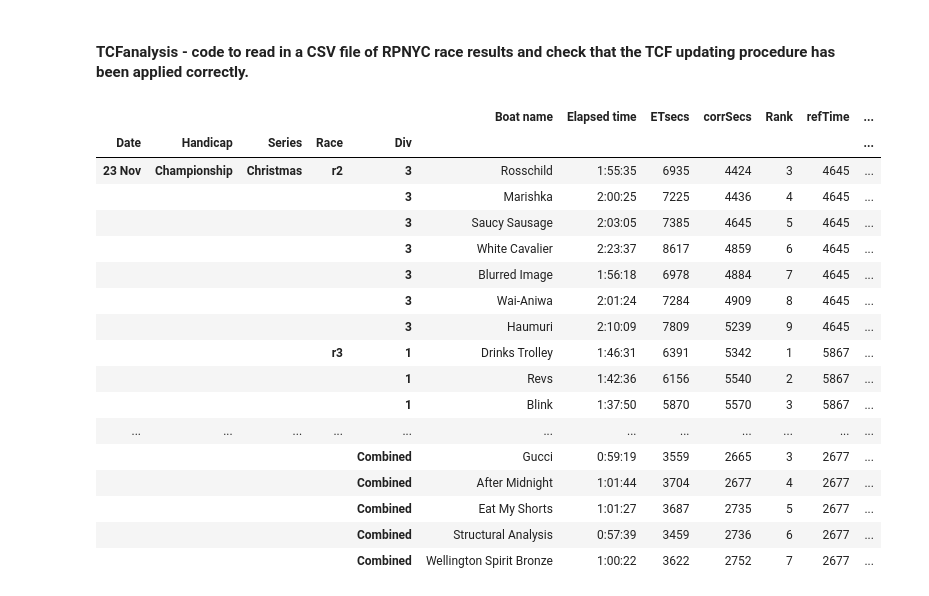
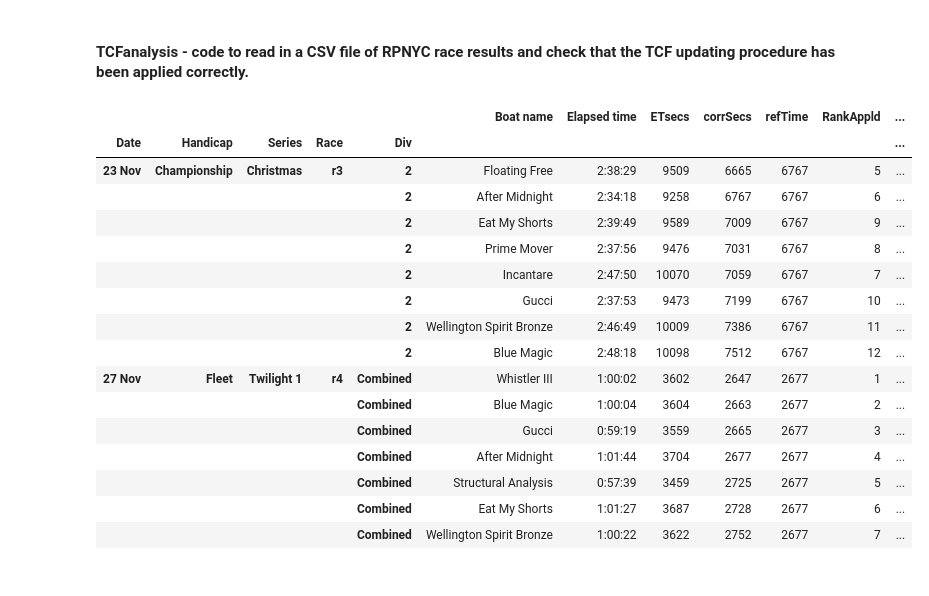
Before and after one commit to drphilbishop/RPNYC_race_analysis, a Jupyter notebook: TCFanalysis.ipynb, the cells around one changed output. Drawn from its saved outputs; the diff is of its cells as text; code cells hidden in the pictures.

```diff
--- a/TCFanalysis.ipynb
+++ b/TCFanalysis.ipynb
@@ -32,7 +31,9 @@ upClamp = .03
 df = pd.read_csv(datapath+filename,sep=',',parse_dates=True,dayfirst=True)
 
 # Convert date format from dd/mm/yyyy to yyyy-mm-dd
-df['Date'] = df['Date'].map(lambda x: dt.date(day=int(x.split('/')[0]),month=int(x.split('/')[1]),year=int(x.split('/')[2])))
+df['Date'] = df['Date'].map(lambda x: dt.date(day=int(x.split('/')[0]), \
+                                         month=int(x.split('/')[1]), \
+                                         year=int(x.split('/')[2])))
 
 # Initialise dicts keyed by a boatname-handicap tuple
 newTCFvalue = {}                # dict for storing newTCF
@@ -48,14 +49,14 @@ for index,row in df.T.iteritems():
     newTCFvalue[key] = []
     TCFclampHistoryAndSeeds[key] = []
 
-# Index the dataframe by date, handicap, series, race and div, and sort
+# Index the dataframe by date, handicap, series, race and div, and sort it
 df = df.set_index(['Date','Handicap','Series','Race','Div']).sort()
 
 # Make a new dataframe for appending new TCF results to
 dfTCF = pd.DataFrame()
 
-# Iterate through the raw/original dataframe on each unique race, indexed on date-handicap-series-race-div
-# At each iterate, collect results into 'race'
+# Iterate through the raw/original dataframe on each unique race, indexed on date-handicap-
+# series-race-div. At each iterate, collect results into a dataframe called 'race'.
 for index, race in df.groupby(level=(0,1,2,3,4)):
 
     key = index[1]
@@ -66,8 +67,9 @@ for index, race in df.groupby(level=(0,1,2,3,4)):
     # Compute corrected time, corrSecs, using TCFactual
     race['corrSecs'] = race.apply(corrSecs,axis=1)
 
-    # Compute rank based on corrected time
+    # Compute rank based on corrected time and compare with rank applied on the day
     race['Rank'] = race['corrSecs'].rank(ascending=True)
+    race['rankDiff'] = race.apply(rankDiff,axis=1)
 
     # Figure out the reference boat and reference time
     race['refTime'] = race.groupby(level=(0,1,2,3,4)).apply(ref_boat)
@@ -80,13 +82,13 @@ for index, race in df.groupby(level=(0,1,2,3,4)):
     race['pctMvmt'] = race.apply(pctMvmt,axis=1)
     race['TCFclmp'] = race.apply(lambda x: TCFclmp(x,loClamp=loClamp,upClamp=upClamp),axis=1)
 
-    # If history of clamped TCFs is empty (coz boat has done no races), add see seed values; O/wise add TCFclmp
+    # If history of clamped TCFs is empty (coz boat has done no races), add seed values; Otherwise add TCFclmp
     race.apply(updateTCFclampAndSeed,axis=1,race=race,indexKey=key,TCFclampHistoryAndSeeds=TCFclampHistoryAndSeeds)
 
     # Compute newTCF
     race['newTCF'] = race.apply(newTCF,axis=1,race=race,indexKey=key,TCFclampHistoryAndSeeds=TCFclampHistoryAndSeeds,newTCFvalue=newTCFvalue)
 
-    # Compute the difference between newTCF and TCFapplied
+    # Compute the difference between TCFapplied and TCFactual
     race['TCFdiff'] = race.apply(TCFdiff,axis=1)
 
     # Sort race by rank (ascending)
@@ -96,8 +98,8 @@ for index, race in df.groupby(level=(0,1,2,3,4)):
     dfTCF = dfTCF.append(race.reset_index())
 
 # Set column order for dfTCF
-cols=['Boat name','Elapsed time','ETsecs','corrSecs','Rank','refTime','PHRF','IRC','TCFapplied','TCFactual',\
-      'TCFst','pctMvmt','TCFclmp','newTCF','TCFdiff']
+cols=['Boat name','Elapsed time','ETsecs','corrSecs','refTime','RankAppld','Rank','rankDiff','PHRF','IRC', \
+      'TCFapplied','TCFactual','TCFdiff','TCFst','pctMvmt','TCFclmp','newTCF']
 
 # Reindex dfTCF, sorting by index
 dfTCF = dfTCF.set_index(['Date','Handicap','Series','Race','Div']).reindex(columns=cols).sort().reset_index()
@@ -107,26 +109,25 @@ dfTCF.reset_index(inplace=True)
 dfTCF['Date'] = dfTCF['Date'].map(lambda x: str(x.day) + ' ' + dt.datetime.strftime(x,'%b'))
 dfTCF = dfTCF.set_index(['Date','Handicap','Series','Race','Div']).reindex(columns=cols)
 # %%
-dfTCF.tail(35)
+dfTCF.tail(15)
 # %% [output]
-|  |  |  |  |  | Boat name | Elapsed time | ETsecs | corrSecs | Rank | refTime | ... |
+|  |  |  |  |  | Boat name | Elapsed time | ETsecs | corrSecs | refTime | RankAppld | ... |
 | Date | Handicap | Series | Race | Div |  |  |  |  |  |  | ... |
-| 23 Nov | Championship | Christmas | r2 | 3 | Rosschild | 1:55:35 | 6935 | 4424 | 3 | 4645 | ... |
-|  |  |  |  | 3 | Marishka | 2:00:25 | 7225 | 4436 | 4 | 4645 | ... |
-|  |  |  |  | 3 | Saucy Sausage | 2:03:05 | 7385 | 4645 | 5 | 4645 | ... |
-|  |  |  |  | 3 | White Cavalier | 2:23:37 | 8617 | 4859 | 6 | 4645 | ... |
-|  |  |  |  | 3 | Blurred Image | 1:56:18 | 6978 | 4884 | 7 | 4645 | ... |
-|  |  |  |  | 3 | Wai-Aniwa | 2:01:24 | 7284 | 4909 | 8 | 4645 | ... |
-|  |  |  |  | 3 | Haumuri | 2:10:09 | 7809 | 5239 | 9 | 4645 | ... |
-|  |  |  | r3 | 1 | Drinks Trolley | 1:46:31 | 6391 | 5342 | 1 | 5867 | ... |
-|  |  |  |  | 1 | Revs | 1:42:36 | 6156 | 5540 | 2 | 5867 | ... |
-|  |  |  |  | 1 | Blink | 1:37:50 | 5870 | 5570 | 3 | 5867 | ... |
-| ... | ... | ... | ... | ... | ... | ... | ... | ... | ... | ... | ... |
-|  |  |  |  | Combined | Gucci | 0:59:19 | 3559 | 2665 | 3 | 2677 | ... |
-|  |  |  |  | Combined | After Midnight | 1:01:44 | 3704 | 2677 | 4 | 2677 | ... |
-|  |  |  |  | Combined | Eat My Shorts | 1:01:27 | 3687 | 2735 | 5 | 2677 | ... |
-|  |  |  |  | Combined | Structural Analysis | 0:57:39 | 3459 | 2736 | 6 | 2677 | ... |
-|  |  |  |  | Combined | Wellington Spirit Bronze | 1:00:22 | 3622 | 2752 | 7 | 2677 | ... |
+| 23 Nov | Championship | Christmas | r3 | 2 | Floating Free | 2:38:29 | 9509 | 6665 | 6767 | 5 | ... |
+|  |  |  |  | 2 | After Midnight | 2:34:18 | 9258 | 6767 | 6767 | 6 | ... |
+|  |  |  |  | 2 | Eat My Shorts | 2:39:49 | 9589 | 7009 | 6767 | 9 | ... |
+|  |  |  |  | 2 | Prime Mover | 2:37:56 | 9476 | 7031 | 6767 | 8 | ... |
+|  |  |  |  | 2 | Incantare | 2:47:50 | 10070 | 7059 | 6767 | 7 | ... |
+|  |  |  |  | 2 | Gucci | 2:37:53 | 9473 | 7199 | 6767 | 10 | ... |
+|  |  |  |  | 2 | Wellington Spirit Bronze | 2:46:49 | 10009 | 7386 | 6767 | 11 | ... |
+|  |  |  |  | 2 | Blue Magic | 2:48:18 | 10098 | 7512 | 6767 | 12 | ... |
+| 27 Nov | Fleet | Twilight 1 | r4 | Combined | Whistler III | 1:00:02 | 3602 | 2647 | 2677 | 1 | ... |
+|  |  |  |  | Combined | Blue Magic | 1:00:04 | 3604 | 2663 | 2677 | 2 | ... |
+|  |  |  |  | Combined | Gucci | 0:59:19 | 3559 | 2665 | 2677 | 3 | ... |
+|  |  |  |  | Combined | After Midnight | 1:01:44 | 3704 | 2677 | 2677 | 4 | ... |
+|  |  |  |  | Combined | Structural Analysis | 0:57:39 | 3459 | 2725 | 2677 | 5 | ... |
+|  |  |  |  | Combined | Eat My Shorts | 1:01:27 | 3687 | 2728 | 2677 | 6 | ... |
+|  |  |  |  | Combined | Wellington Spirit Bronze | 1:00:22 | 3622 | 2752 | 2677 | 7 | ... |
 # %%
 dfTCF[cols].to_csv('AllTCFs.csv', sep = ',')
 # %%
```
Also changed, not shown: parts of 1 cell of this notebook, 5 other files.
